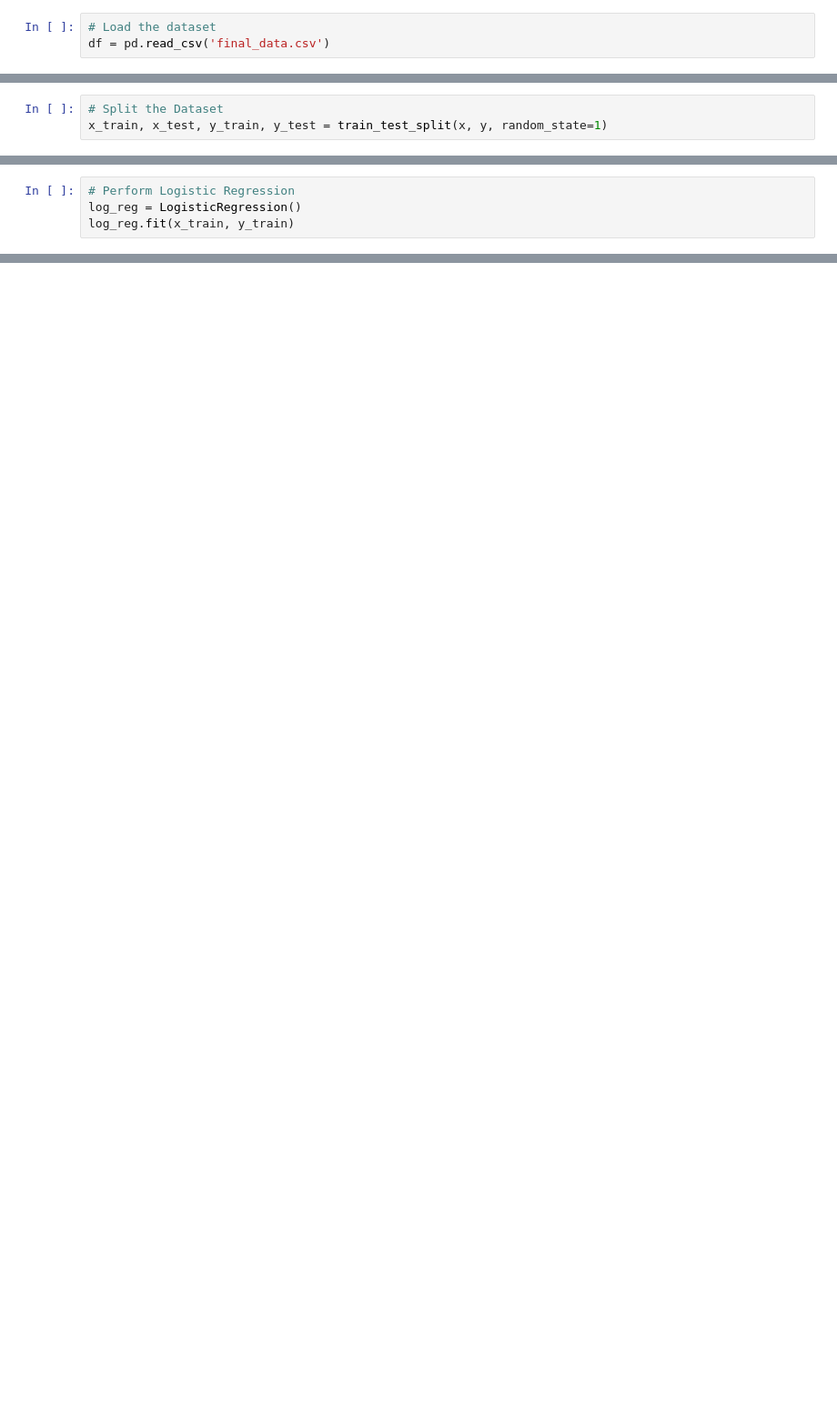
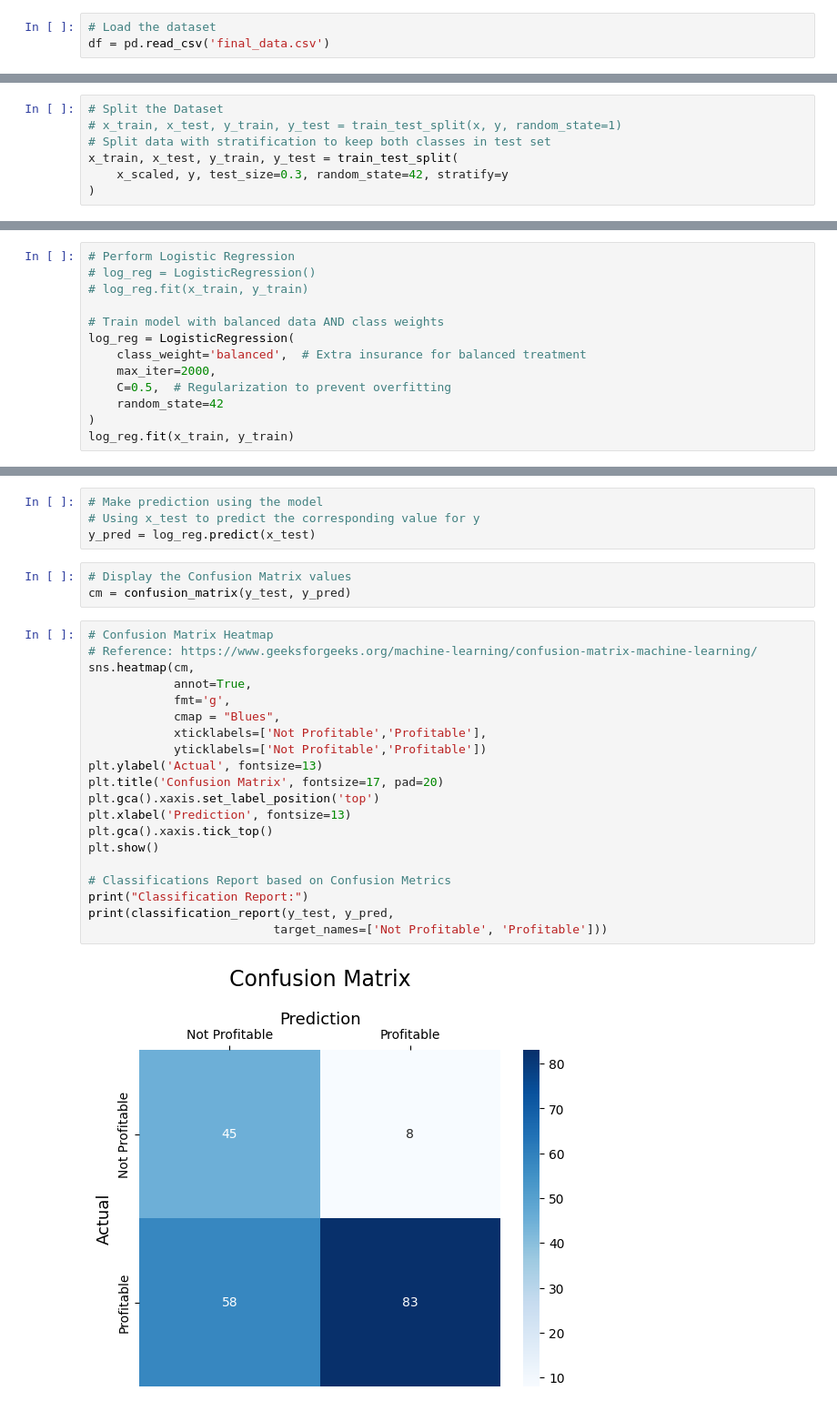
Before and after one commit to emilybae2025/Book-to-Film-Success-Prediction-Model, a Jupyter notebook: LogisticRegression.ipynb, the cells around one changed output, grey strips where cells are left out. Shown at 91% size. Saved outputs shown, nothing was run; the diff lists cells and outputs as text; blank space fills up the shorter version.

```diff
--- a/LogisticRegression.ipynb
+++ b/LogisticRegression.ipynb
@@ -36,6 +52,10 @@ RuntimeError: `logistic=True` requires statsmodels, an optional dependency, to b
 # %%
 # Split the Dataset
-x_train, x_test, y_train, y_test = train_test_split(x, y, random_state=1)
+# x_train, x_test, y_train, y_test = train_test_split(x, y, random_state=1)
+# Split data with stratification to keep both classes in test set
+x_train, x_test, y_train, y_test = train_test_split(
+    x_scaled, y, test_size=0.3, random_state=42, stratify=y
+)
 # %%
 # Test on number of observations
 x_train.shape
@@ -44,5 +64,14 @@ x_train.shape
 # %%
 # Perform Logistic Regression
-log_reg = LogisticRegression()
+# log_reg = LogisticRegression()
+# log_reg.fit(x_train, y_train)
+
+# Train model with balanced data AND class weights
+log_reg = LogisticRegression(
+    class_weight='balanced',  # Extra insurance for balanced treatment
+    max_iter=2000,
+    C=0.5,  # Regularization to prevent overfitting
+    random_state=42
+)
 log_reg.fit(x_train, y_train)
 # %% [output]
@@ -49,0 +80,29 @@ LogisticRegression()
+# %%
+# Make prediction using the model
+# Using x_test to predict the corresponding value for y
+y_pred = log_reg.predict(x_test)
+# %%
+# Display the Confusion Matrix values
+cm = confusion_matrix(y_test, y_pred)
+# %%
+# Confusion Matrix Heatmap
+# Reference: https://www.geeksforgeeks.org/machine-learning/confusion-matrix-machine-learning/
+sns.heatmap(cm,
+            annot=True,
+            fmt='g',
+            cmap = "Blues",
+            xticklabels=['Not Profitable','Profitable'],
+            yticklabels=['Not Profitable','Profitable'])
+plt.ylabel('Actual', fontsize=13)
+plt.title('Confusion Matrix', fontsize=17, pad=20)
+plt.gca().xaxis.set_label_position('top')
+plt.xlabel('Prediction', fontsize=13)
+plt.gca().xaxis.tick_top()
+plt.show()
+
+# Classifications Report based on Confusion Metrics
+print("Classification Report:")
+print(classification_report(y_test, y_pred,
+                          target_names=['Not Profitable', 'Profitable']))
+# %% [output]
+[figure, added]
```
Also changed, not shown: parts of 8 cells of this notebook.
